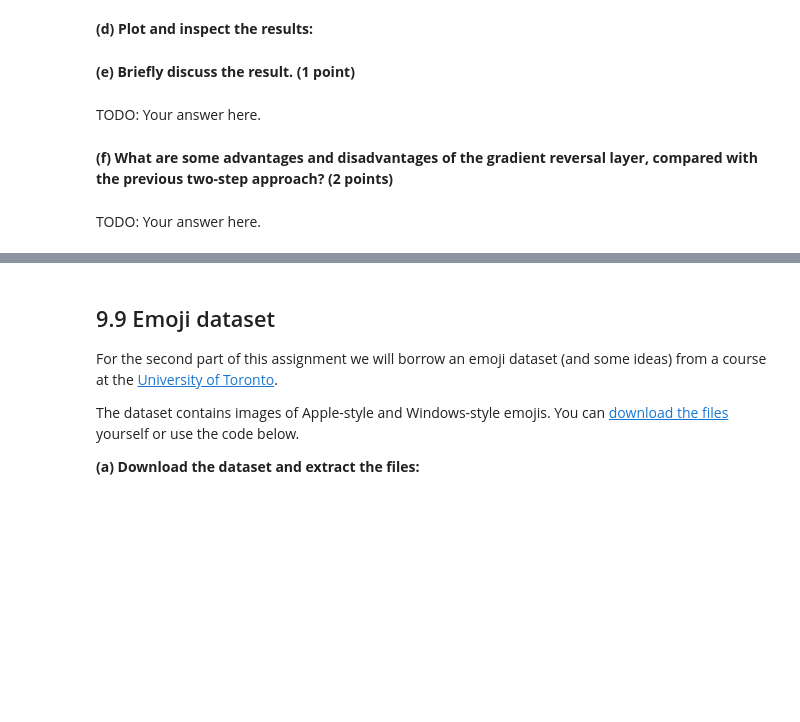
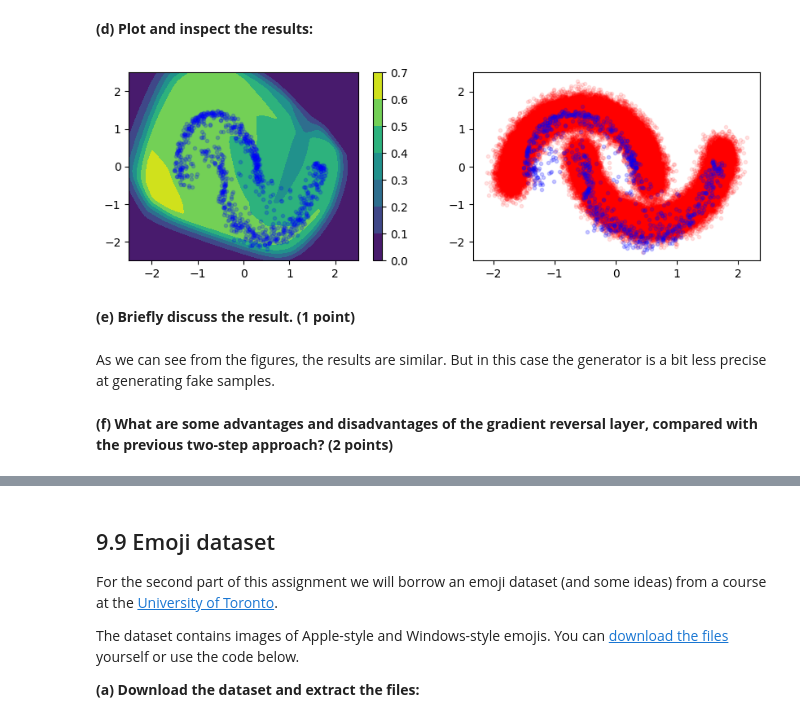
Before and after one commit to LukaMucko/DeepLearning, a Jupyter notebook: lab9/dl-assignment-9.ipynb, the cells around one changed output, grey strips where cells are left out. Saved outputs shown, nothing was run; the diff lists cells and outputs as text; code cells hidden in the pictures; blank space fills up the shorter version.

```diff
--- a/lab9/dl-assignment-9.ipynb
+++ b/lab9/dl-assignment-9.ipynb
@@ -374,7 +410,7 @@ class RevGrad(torch.autograd.Function):
     @staticmethod
     def backward(ctx, grad_output):
         # TODO: Compute the reverse of the gradient
-        grad_input = ...
+        grad_input = -grad_output
         return grad_input
 
 revgrad = RevGrad.apply
@@ -408,7 +444,7 @@ def train_adversarial_revgrad(generator, discriminator, data_loader, epochs=10,
             d_real = discriminator(x_real)
             # TODO: compute the discriminator output like before,
             #       but include the gradient reversal layer
-            d_fake = ...
+            d_fake = discriminator(revgrad(x_fake))
 
             # compute loss
             loss_real = bce_logits_loss(d_real, torch.ones_like(d_real))
@@ -436,8 +472,8 @@ def train_adversarial_revgrad(generator, discriminator, data_loader, epochs=10,
 # %% [markdown]
 **(c) Train a generator and discriminator with the new training function:**
 # %%
-gen = MoonGenerator().to(device)
-disc = MoonDiscriminator().to(device)
+gen3 = MoonGenerator().to(device)
+disc3 = MoonDiscriminator().to(device)
 
 loader = torch.utils.data.DataLoader(moon_dataset, batch_size=128)
-train_adversarial_revgrad(gen, disc, loader, epochs=10, lr=0.001, device=device)
+train_adversarial_revgrad(gen3, disc3, loader, epochs=10, lr=0.001, device=device)
@@ -446,17 +493,17 @@ train_adversarial_revgrad(gen, disc, loader, epochs=10, lr=0.001, device=device)
 # %%
 plt.figure(figsize=(10, 3))
 plt.subplot(1, 2, 1)
-plot_discriminator(disc)
-plot_generator(gen)
+plot_discriminator(disc3)
+plot_generator(gen3)
 
 plt.subplot(1, 2, 2)
 plt.plot(noisy_moons[0][:, 0], noisy_moons[0][:, 1], 'r.', alpha=0.1)
-plot_generator(gen)
+plot_generator(gen3)
+# %% [output]
+[figure, added]
 # %% [markdown]
 **(e) Briefly discuss the result.<span style="float:right"> (1 point)</span>**
-# %% [markdown]
-TODO: Your answer here.
+# %% [markdown]
+As we can see from the figures, the results are similar. But in this case the generator is a bit less precise at generating fake samples.
 # %% [markdown]
 **(f) What are some advantages and disadvantages of the gradient reversal layer, compared with the previous two-step approach?<span style="float:right"> (2 points)</span>**
-# %% [markdown]
-TODO: Your answer here.
```
Also changed, not shown: parts of 33 cells of this notebook.
